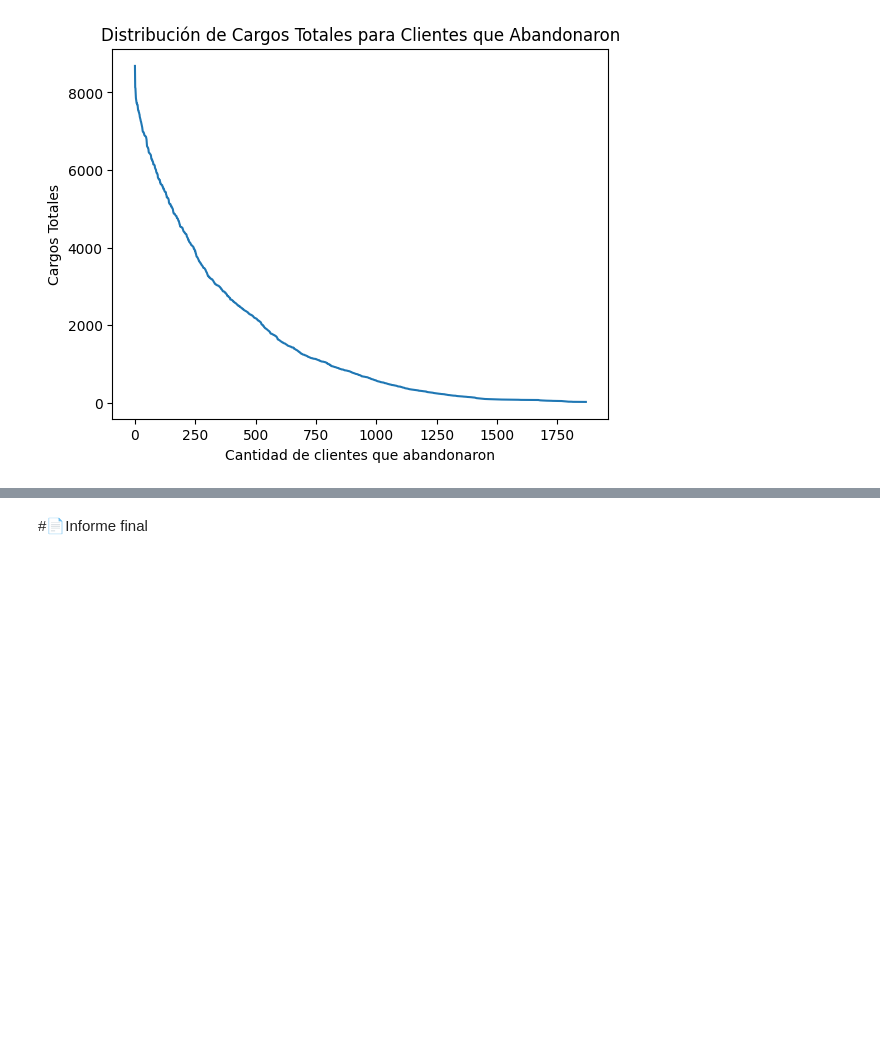
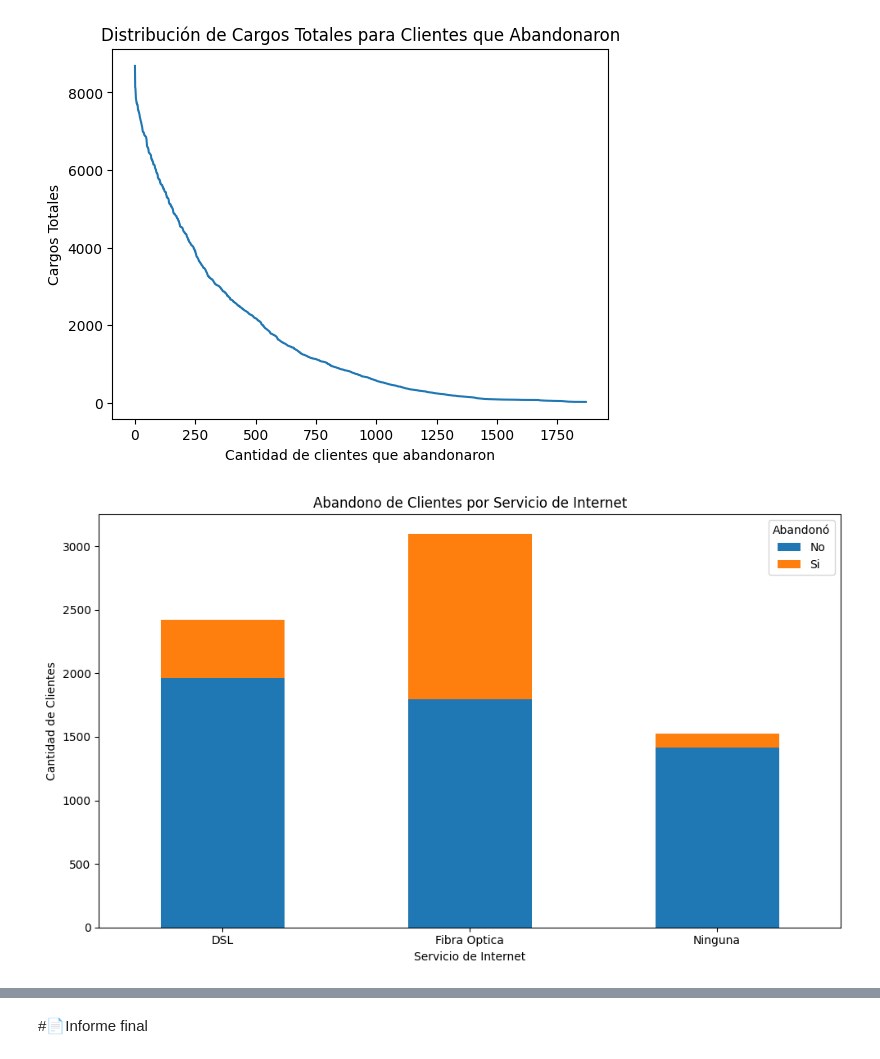
Before and after one commit to gfranzetti/Desafio-II-TelecomX_LATAM, a Jupyter notebook: Desafio II TelecomX_LATAM.ipynb, the cells around one changed output, grey strips where cells are left out. Drawn from its saved outputs; the diff is of its cells as text; code cells hidden in the pictures; blank space fills up the shorter version.

```diff
--- a/Desafio II TelecomX_LATAM.ipynb
+++ b/Desafio II TelecomX_LATAM.ipynb
@@ -660,3 +660,26 @@ plt.plot(x, y)
 # %% [output]
 [<matplotlib.lines.Line2D at 0x...>]
 [figure]
+# %%
+import seaborn as sns
+
+# Contar la cantidad de clientes que abandonaron y no abandonaron por tipo de servicio de Internet
+churn_internet_counts = clientes_sin_faltante.groupby(['InternetService', 'Churn']).size().unstack()
+
+# Crear el gráfico de barras apiladas
+ax = churn_internet_counts.plot(kind='bar', stacked=True, figsize=(10, 6))
+plt.title('Abandono de Clientes por Servicio de Internet')
+plt.xlabel('Servicio de Internet')
+plt.ylabel('Cantidad de Clientes')
+plt.xticks(rotation=0)
+plt.legend(title='Abandonó', labels=['No', 'Si'])
+
+# Definicio de etiquetas
+etiquetas = ['DSL', 'Fibra Optica', 'Ninguna']
+# Establecer las etiquetas en el eje x
+ax.set_xticklabels(etiquetas)
+
+plt.tight_layout()
+plt.show()
+# %% [output]
+[figure, added]
```
Also changed, not shown: parts of 2 cells of this notebook.
